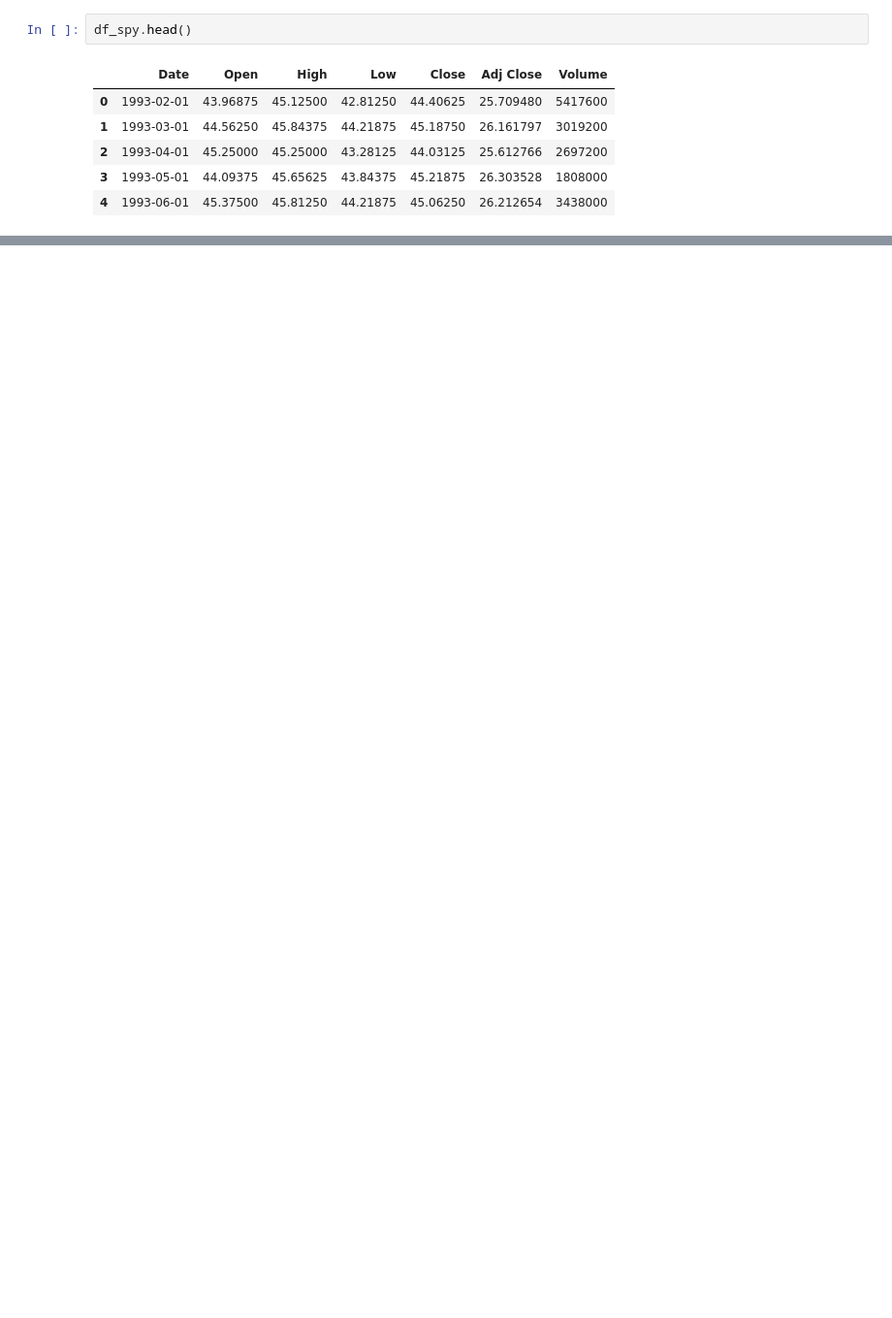
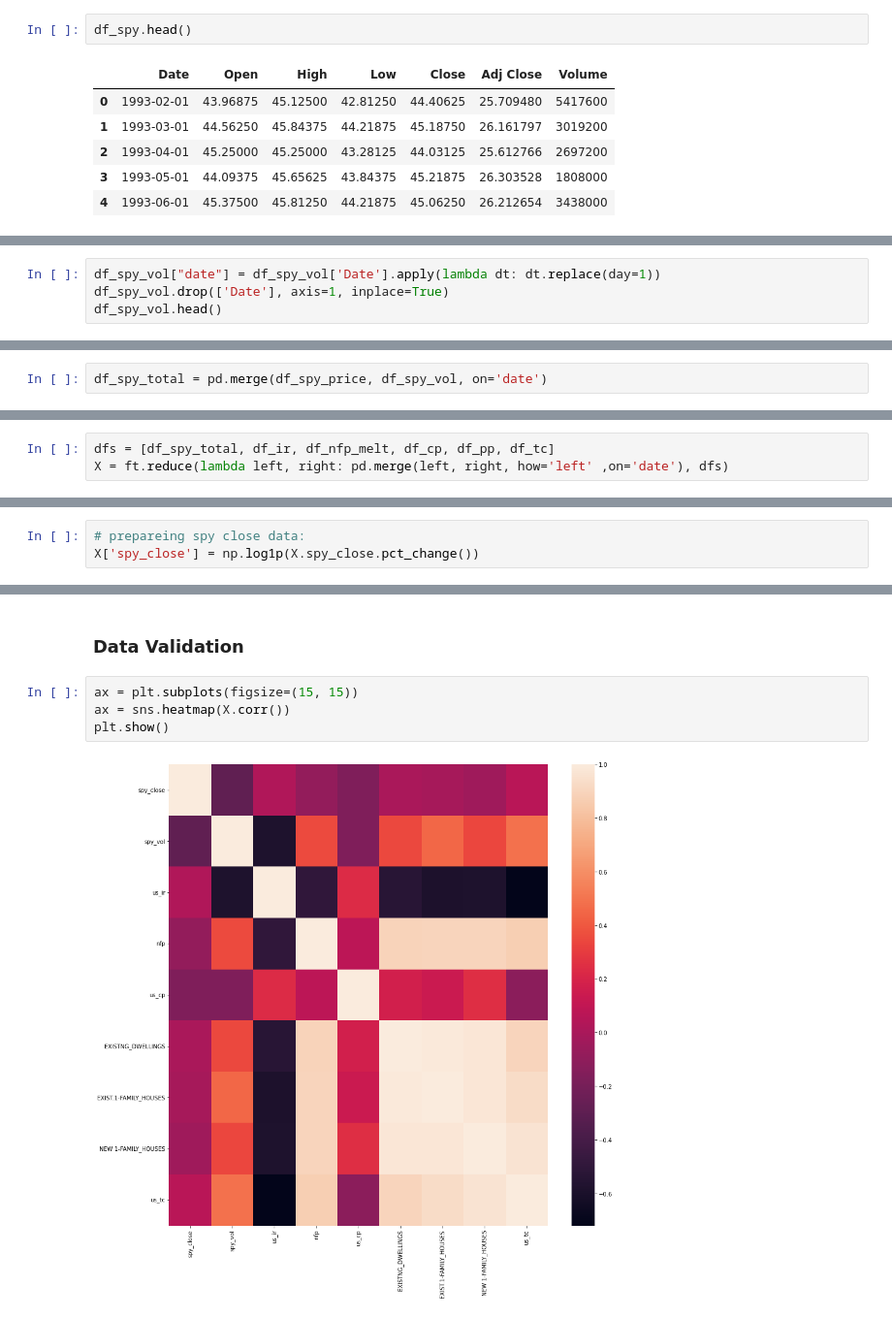
Before and after one commit to marchcarax/Portfolio-stats, a Jupyter notebook: model.ipynb, the cells around one changed output, grey strips where cells are left out. Shown at 97% size. Cells and saved outputs as stored; diff of their text form; blank space fills up the shorter version.

```diff
--- a/model.ipynb
+++ b/model.ipynb
@@ -81,0 +243,4 @@ df_nfp_melt.head()
+# %%
+df_spy_vol["date"] = df_spy_vol['Date'].apply(lambda dt: dt.replace(day=1))
+df_spy_vol.drop(['Date'], axis=1, inplace=True)
+df_spy_vol.head()
@@ -81,0 +254,2 @@ df_nfp_melt.head()
+# %%
+df_spy_total = pd.merge(df_spy_price, df_spy_vol, on='date')
@@ -81,0 +258,3 @@ df_nfp_melt.head()
+# %%
+dfs = [df_spy_total, df_ir, df_nfp_melt, df_cp, df_pp, df_tc]
+X = ft.reduce(lambda left, right: pd.merge(left, right, how='left' ,on='date'), dfs)
@@ -81,0 +270,3 @@ df_nfp_melt.head()
+# %%
+# prepareing spy close data:
+X['spy_close'] = np.log1p(X.spy_close.pct_change())
@@ -81,0 +282,8 @@ df_nfp_melt.head()
+# %% [markdown]
+### Data Validation
+# %%
+ax = plt.subplots(figsize=(15, 15))
+ax = sns.heatmap(X.corr())
+plt.show()
+# %% [output]
+[figure, added]
```
Also changed, not shown: parts of 43 cells of this notebook, 1 other file.
